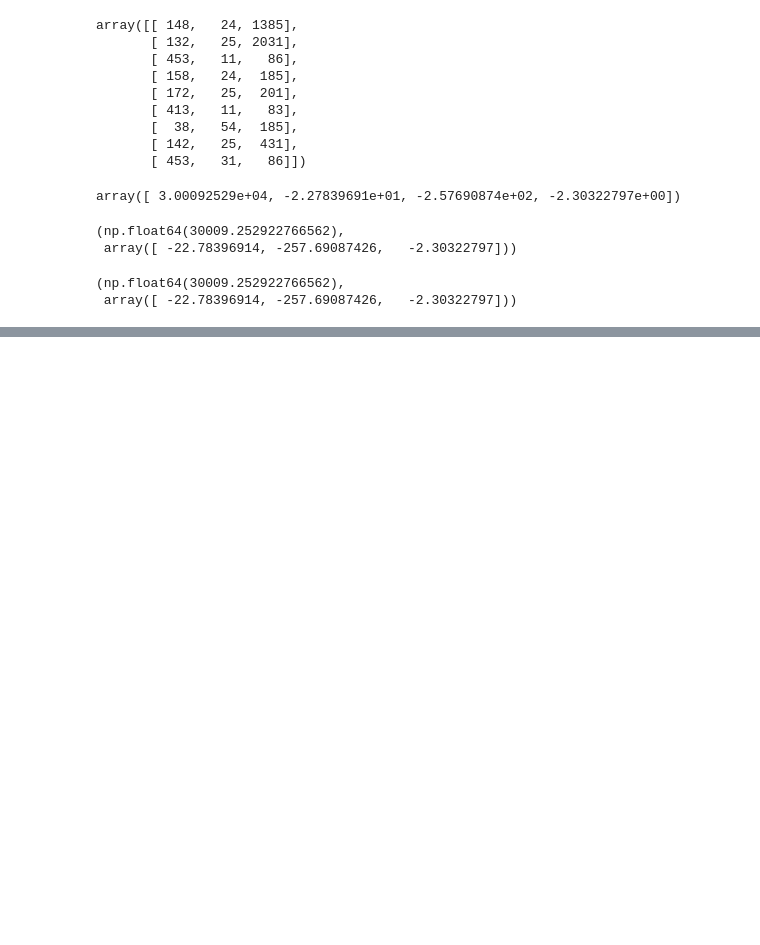
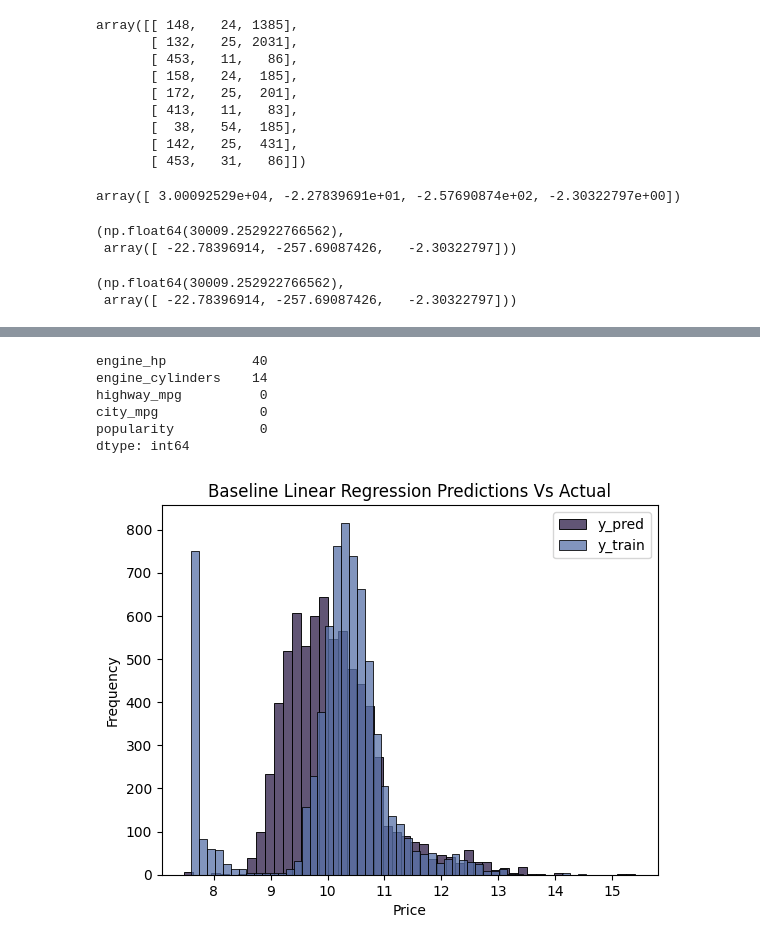
Before and after one commit to ShaniceWilliams/ml-zoomcamp, a Jupyter notebook: 02_regression/car_price_pred.ipynb, the cells around one changed output, grey strips where cells are left out. Cells and saved outputs as stored; diff of their text form; code cells hidden in the pictures; blank space fills up the shorter version.

Commit message:
Completed baseline implementation of Linear regression on trainingdataset.

```diff
--- a/02_regression/car_price_pred.ipynb
+++ b/02_regression/car_price_pred.ipynb
@@ -634,0 +665,5 @@ train_linear_regression(X, y)
+# %%
+base_cols = ['engine_hp',
+       'engine_cylinders','highway_mpg', 'city_mpg', 'popularity']
+
+df_train[base_cols]
@@ -634,0 +686,26 @@ train_linear_regression(X, y)
+# %%
+df_train[base_cols].isnull().sum()
+# %% [output]
+engine_hp           40
+engine_cylinders    14
+highway_mpg          0
+city_mpg             0
+popularity           0
+dtype: int64
+# %%
+X_train = df_train[base_cols].fillna(0).values
+# %%
+w0, w = train_linear_regression(X_train, y_train)
+# %%
+y_pred = w0 + X_train.dot(w)
+# %%
+# Plot of results of predictions vs actual prices
+sns.histplot(y_pred, bins=50, color=hist_uni_color, label='y_pred')
+sns.histplot(y_train, bins=50, color=kde_color, label='y_train')
+plt.title('Baseline Linear Regression Predictions Vs Actual')
+plt.xlabel('Price')
+plt.ylabel('Frequency')
+plt.legend()
+plt.show()
+# %% [output]
+[figure, added]
```
Also changed, not shown: parts of 7 cells of this notebook.
